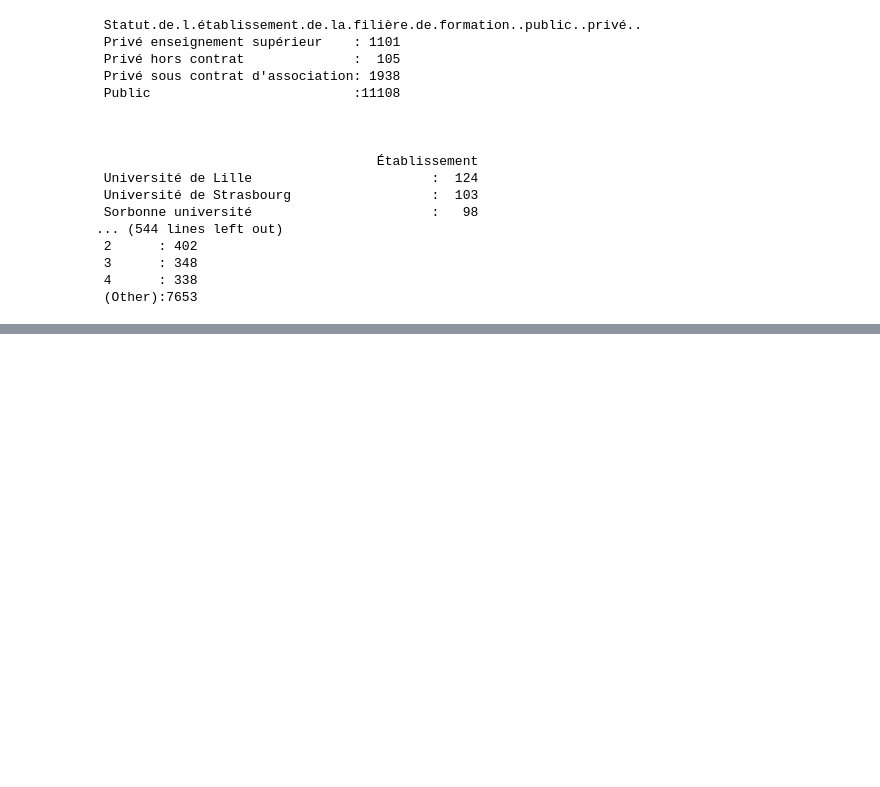
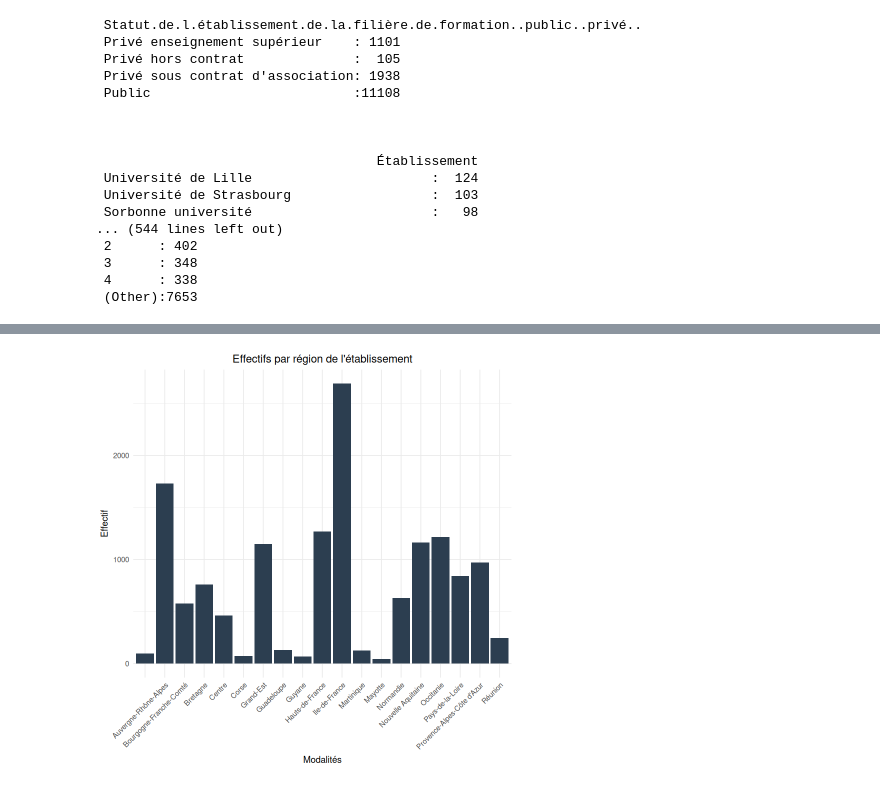
Before and after one commit to corentinbrand/Projet_analyse_de_donnees, a Jupyter notebook: brouillon.ipynb, the cells around one changed output, grey strips where cells are left out. Cells and saved outputs as stored; diff of their text form; code cells hidden in the pictures; blank space fills up the shorter version.

```diff
--- a/brouillon.ipynb
+++ b/brouillon.ipynb
@@ -234,0 +269,15 @@ summary(data)
+# %%
+ggplot(data, aes(x = Région.de.l.établissement)) +
+  geom_bar(fill = "#2C3E50") +
+  labs(
+    title = "Effectifs par région de l'établissement",
+    x = "Modalités",
+    y = "Effectif"
+  ) +
+  theme_minimal() +
+  theme(
+    plot.title = element_text(hjust = 0.5),
+    axis.text.x = element_text(angle = 45, hjust = 1)
+  )
+# %% [output]
+[figure, added]
```
Also changed, not shown: parts of 3 cells of this notebook.
